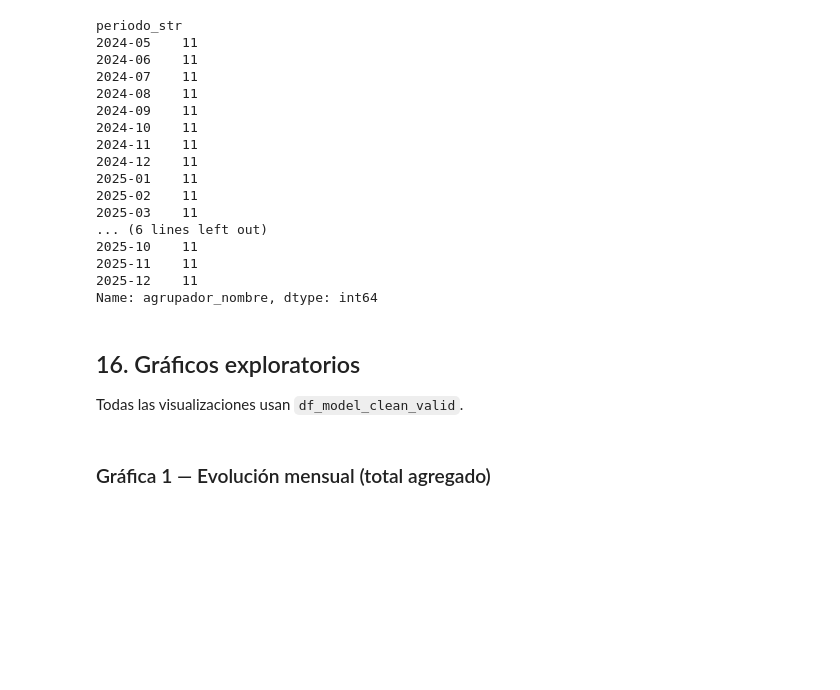
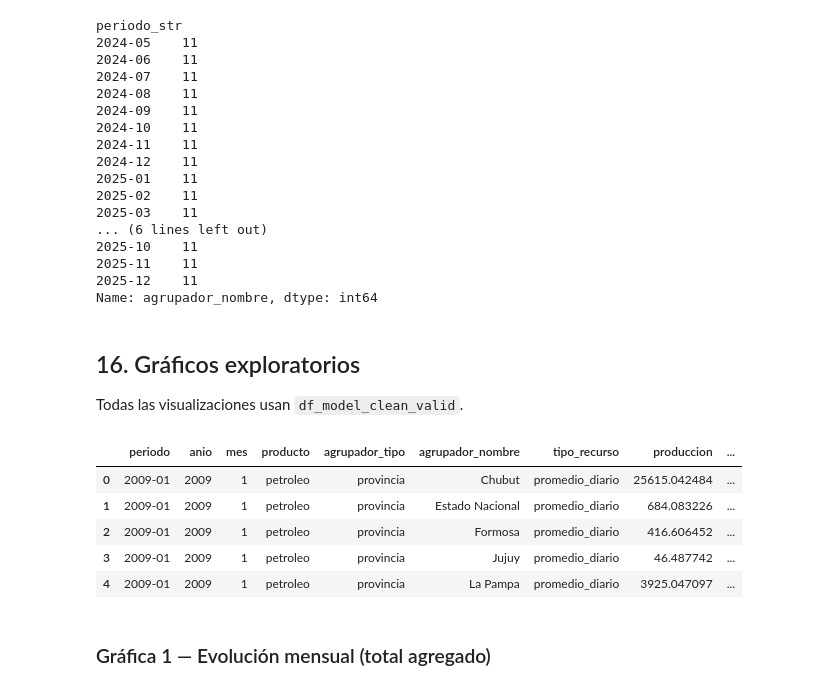
Before and after one commit to ppagano91/DashboardOilAndGasArgentina, a Jupyter notebook: exploration/notebooks/01_exploracion_sesco.ipynb, the cells around one changed output. Drawn from its saved outputs; the diff is of its cells as text; code cells hidden in the pictures; blank space fills up the shorter version.

```diff
--- a/exploration/notebooks/01_exploracion_sesco.ipynb
+++ b/exploration/notebooks/01_exploracion_sesco.ipynb
@@ -678,6 +693,15 @@ Name: agrupador_nombre, dtype: int64
 ## 16. Gráficos exploratorios
 
 Todas las visualizaciones usan `df_model_clean_valid`.
+# %%
+df_model_clean_valid.head()
+# %% [output]
+|  | periodo | anio | mes | producto | agrupador_tipo | agrupador_nombre | tipo_recurso | produccion | ... |
+| 0 | 2009-01 | 2009 | 1 | petroleo | provincia | Chubut | promedio_diario | 25615.042484 | ... |
+| 1 | 2009-01 | 2009 | 1 | petroleo | provincia | Estado Nacional | promedio_diario | 684.083226 | ... |
+| 2 | 2009-01 | 2009 | 1 | petroleo | provincia | Formosa | promedio_diario | 416.606452 | ... |
+| 3 | 2009-01 | 2009 | 1 | petroleo | provincia | Jujuy | promedio_diario | 46.487742 | ... |
+| 4 | 2009-01 | 2009 | 1 | petroleo | provincia | La Pampa | promedio_diario | 3925.047097 | ... |
 # %% [markdown]
 ### Gráfica 1 — Evolución mensual (total agregado)
 # %%
```
Also changed, not shown: parts of 4 cells of this notebook, 6 other files.
